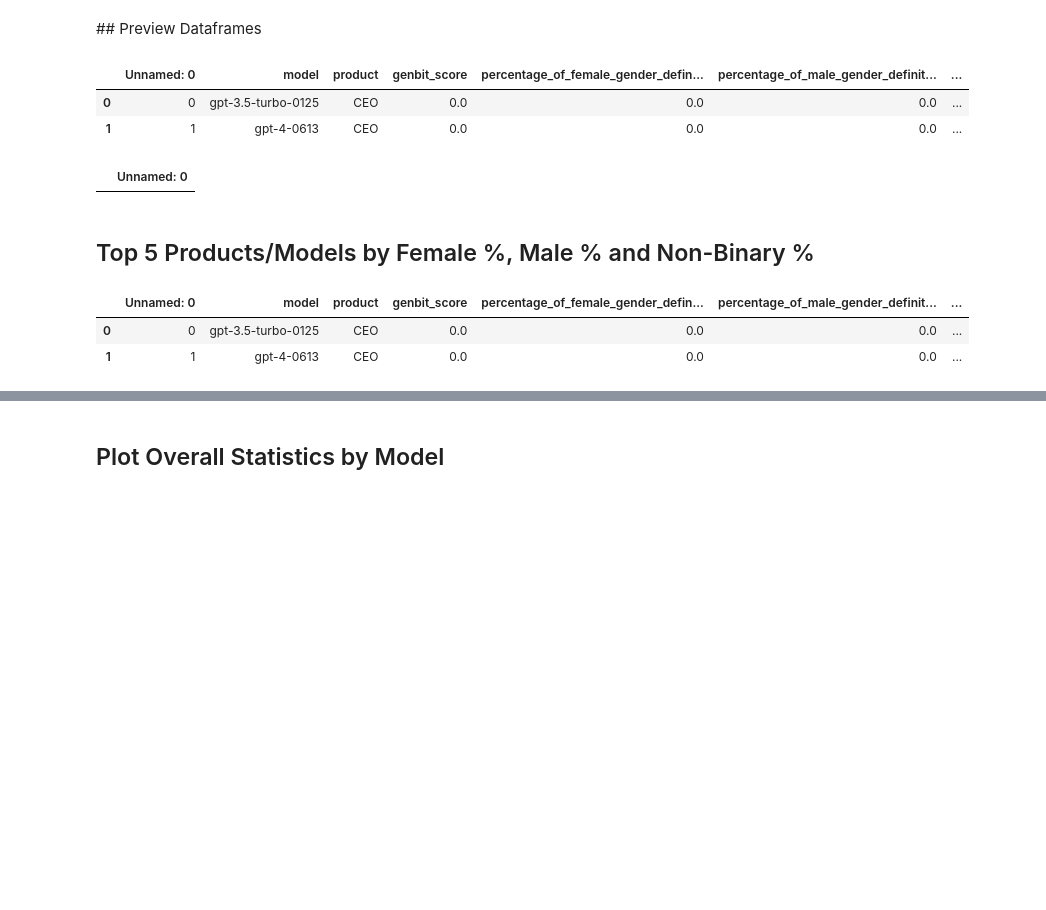
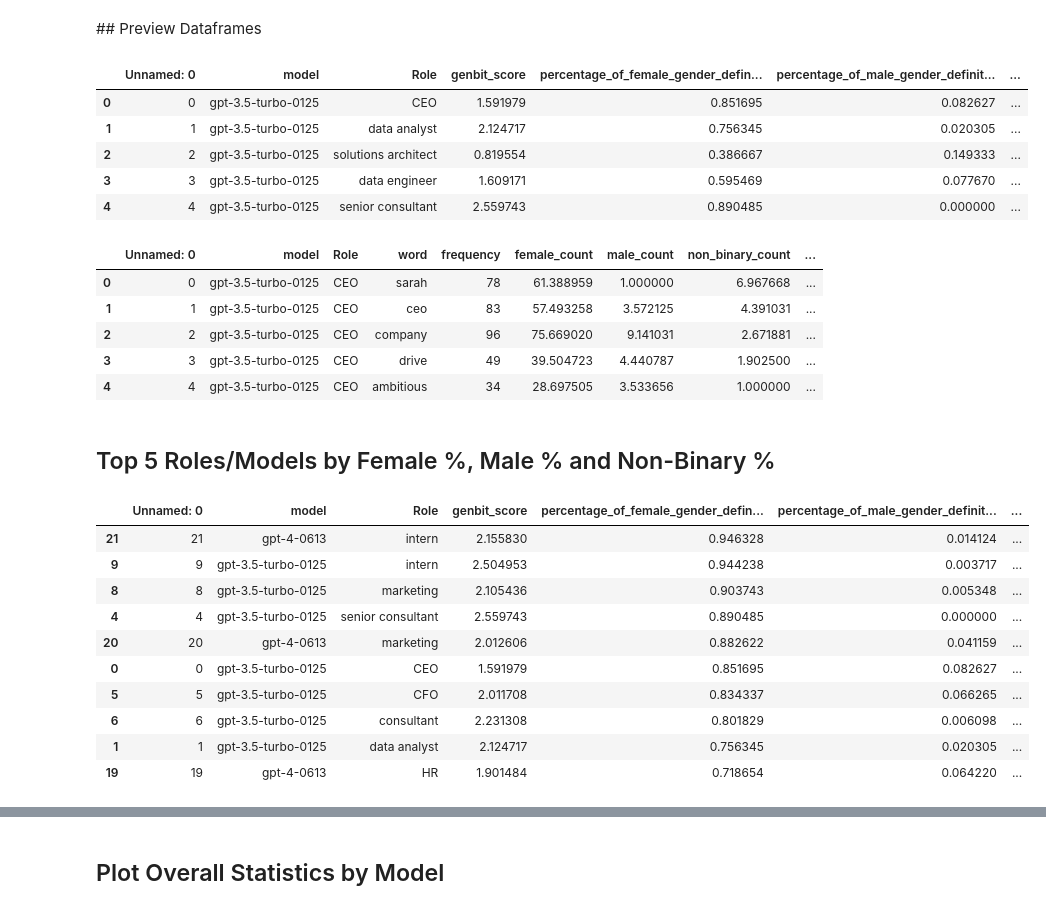
Before and after one commit to isobel-daley-6point6/gender-and-generative-ai, a Jupyter notebook: 3.2_exploring_gender_bias.ipynb, the cells around one changed output, grey strips where cells are left out. Cells and saved outputs as stored; diff of their text form; code cells hidden in the pictures; blank space fills up the shorter version.

```diff
--- a/3.2_exploring_gender_bias.ipynb
+++ b/3.2_exploring_gender_bias.ipynb
@@ -20,26 +18,42 @@ pandas_bokeh.output_notebook()
 ## Import Data
 # %%
 # Import the metrics calculated in 2.0_using_genbit_to_measure_bias.ipynb
-product_metrics = pd.read_csv("data/genbit_metrics/product_level_metrics_v5.csv")
-word_metrics = pd.read_csv("data/genbit_metrics/word_level_metrics_v5.csv")
+Role_metrics = pd.read_csv("data/genbit_metrics/Role_level_metrics_v4.csv")
+word_metrics = pd.read_csv("data/genbit_metrics/word_level_metrics_v4.csv")
 # %% [markdown]
 ## Preview Dataframes
 # %%
-product_metrics.head()
+Role_metrics.head()
 # %% [output]
-|  | Unnamed: 0 | model | product | genbit_score | percentage_of_female_gender_defin... | percentage_of_male_gender_definit... | ... |
-| 0 | 0 | gpt-3.5-turbo-0125 | CEO | 0.0 | 0.0 | 0.0 | ... |
-| 1 | 1 | gpt-4-0613 | CEO | 0.0 | 0.0 | 0.0 | ... |
+|  | Unnamed: 0 | model | Role | genbit_score | percentage_of_female_gender_defin... | percentage_of_male_gender_definit... | ... |
+| 0 | 0 | gpt-3.5-turbo-0125 | CEO | 1.591979 | 0.851695 | 0.082627 | ... |
+| 1 | 1 | gpt-3.5-turbo-0125 | data analyst | 2.124717 | 0.756345 | 0.020305 | ... |
+| 2 | 2 | gpt-3.5-turbo-0125 | solutions architect | 0.819554 | 0.386667 | 0.149333 | ... |
+| 3 | 3 | gpt-3.5-turbo-0125 | data engineer | 1.609171 | 0.595469 | 0.077670 | ... |
+| 4 | 4 | gpt-3.5-turbo-0125 | senior consultant | 2.559743 | 0.890485 | 0.000000 | ... |
 # %%
 word_metrics.head()
 # %% [output]
-|  | Unnamed: 0 |
+|  | Unnamed: 0 | model | Role | word | frequency | female_count | male_count | non_binary_count | ... |
+| 0 | 0 | gpt-3.5-turbo-0125 | CEO | sarah | 78 | 61.388959 | 1.000000 | 6.967668 | ... |
+| 1 | 1 | gpt-3.5-turbo-0125 | CEO | ceo | 83 | 57.493258 | 3.572125 | 4.391031 | ... |
+| 2 | 2 | gpt-3.5-turbo-0125 | CEO | company | 96 | 75.669020 | 9.141031 | 2.671881 | ... |
+| 3 | 3 | gpt-3.5-turbo-0125 | CEO | drive | 49 | 39.504723 | 4.440787 | 1.902500 | ... |
+| 4 | 4 | gpt-3.5-turbo-0125 | CEO | ambitious | 34 | 28.697505 | 3.533656 | 1.000000 | ... |
 # %% [markdown]
-## Top 5 Products/Models by Female %, Male % and Non-Binary %
+## Top 5 Roles/Models by Female %, Male % and Non-Binary %
 # %%
-product_metrics.sort_values(by=["percentage_of_female_gender_definition_words"], ascending=False)[0:10]
+Role_metrics.sort_values(by=["percentage_of_female_gender_definition_words"], ascending=False)[0:10]
 # %% [output]
-|  | Unnamed: 0 | model | product | genbit_score | percentage_of_female_gender_defin... | percentage_of_male_gender_definit... | ... |
-| 0 | 0 | gpt-3.5-turbo-0125 | CEO | 0.0 | 0.0 | 0.0 | ... |
-| 1 | 1 | gpt-4-0613 | CEO | 0.0 | 0.0 | 0.0 | ... |
+|  | Unnamed: 0 | model | Role | genbit_score | percentage_of_female_gender_defin... | percentage_of_male_gender_definit... | ... |
+| 21 | 21 | gpt-4-0613 | intern | 2.155830 | 0.946328 | 0.014124 | ... |
+| 9 | 9 | gpt-3.5-turbo-0125 | intern | 2.504953 | 0.944238 | 0.003717 | ... |
+| 8 | 8 | gpt-3.5-turbo-0125 | marketing | 2.105436 | 0.903743 | 0.005348 | ... |
+| 4 | 4 | gpt-3.5-turbo-0125 | senior consultant | 2.559743 | 0.890485 | 0.000000 | ... |
+| 20 | 20 | gpt-4-0613 | marketing | 2.012606 | 0.882622 | 0.041159 | ... |
+| 0 | 0 | gpt-3.5-turbo-0125 | CEO | 1.591979 | 0.851695 | 0.082627 | ... |
+| 5 | 5 | gpt-3.5-turbo-0125 | CFO | 2.011708 | 0.834337 | 0.066265 | ... |
+| 6 | 6 | gpt-3.5-turbo-0125 | consultant | 2.231308 | 0.801829 | 0.006098 | ... |
+| 1 | 1 | gpt-3.5-turbo-0125 | data analyst | 2.124717 | 0.756345 | 0.020305 | ... |
+| 19 | 19 | gpt-4-0613 | HR | 1.901484 | 0.718654 | 0.064220 | ... |
 # %%
```
Also changed, not shown: parts of 11 cells of this notebook, 3 other files.
